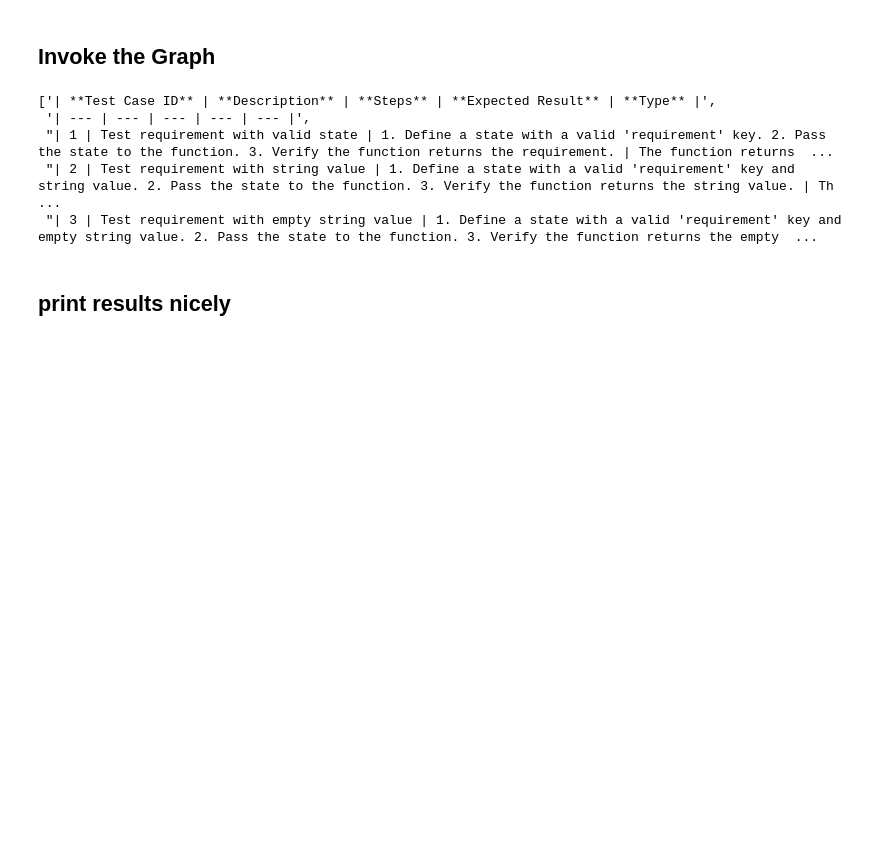
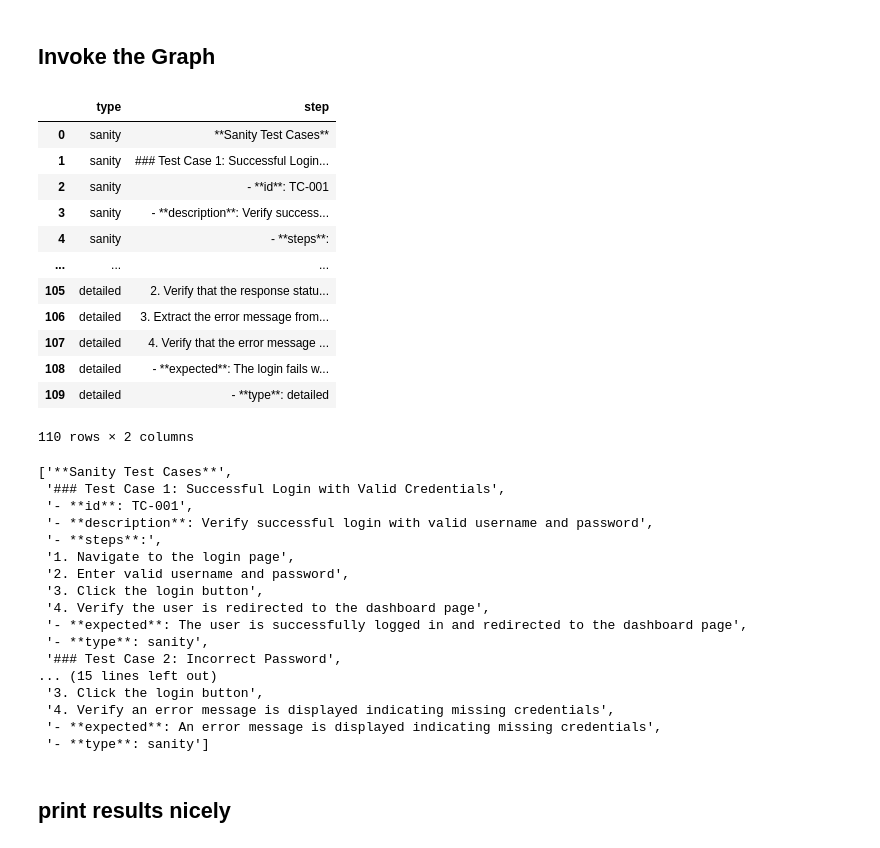
Before and after one commit to rachelamzaleg/ai-test-generator, a Jupyter notebook: notebooks/demo.ipynb, the cells around one changed output. Saved outputs shown, nothing was run; the diff lists cells and outputs as text; code cells hidden in the pictures; blank space fills up the shorter version.

```diff
--- a/notebooks/demo.ipynb
+++ b/notebooks/demo.ipynb
@@ -103,13 +193,38 @@ app
 # %%
 sample_req = {"requirement": "The system should allow login with username/password"}
 result = app.invoke(sample_req)
-result["test_cases"]
+result["sanity"]
 # %% [output]
+|  | type | step |
+| 0 | sanity | **Sanity Test Cases** |
+| 1 | sanity | ### Test Case 1: Successful Login... |
+| 2 | sanity | - **id**: TC-001 |
+| 3 | sanity | - **description**: Verify success... |
+| 4 | sanity | - **steps**: |
+| ... | ... | ... |
+| 105 | detailed | 2. Verify that the response statu... |
+| 106 | detailed | 3. Extract the error message from... |
+| 107 | detailed | 4. Verify that the error message ... |
+| 108 | detailed | - **expected**: The login fails w... |
+| 109 | detailed | - **type**: detailed |
-['| **Test Case ID** | **Description** | **Steps** | **Expected Result** | **Type** |',
- '| --- | --- | --- | --- | --- |',
- "| 1 | Test requirement with valid state | 1. Define a state with a valid 'requirement' key. 2. Pass the state to the function. 3. Verify the function returns the requirement. | The function returns  ...
- "| 2 | Test requirement with string value | 1. Define a state with a valid 'requirement' key and string value. 2. Pass the state to the function. 3. Verify the function returns the string value. | Th ...
- "| 3 | Test requirement with empty string value | 1. Define a state with a valid 'requirement' key and empty string value. 2. Pass the state to the function. 3. Verify the function returns the empty  ...
+110 rows × 2 columns
+['**Sanity Test Cases**',
+ '### Test Case 1: Successful Login with Valid Credentials',
+ '- **id**: TC-001',
+ '- **description**: Verify successful login with valid username and password',
+ '- **steps**:',
+ '1. Navigate to the login page',
+ '2. Enter valid username and password',
+ '3. Click the login button',
+ '4. Verify the user is redirected to the dashboard page',
+ '- **expected**: The user is successfully logged in and redirected to the dashboard page',
+ '- **type**: sanity',
+ '### Test Case 2: Incorrect Password',
+... (15 lines left out)
+ '3. Click the login button',
+ '4. Verify an error message is displayed indicating missing credentials',
+ '- **expected**: An error message is displayed indicating missing credentials',
+ '- **type**: sanity']
 # %% [markdown]
 ## print results nicely
 # %%
```
Also changed, not shown: parts of 6 cells of this notebook, 1 other file.
